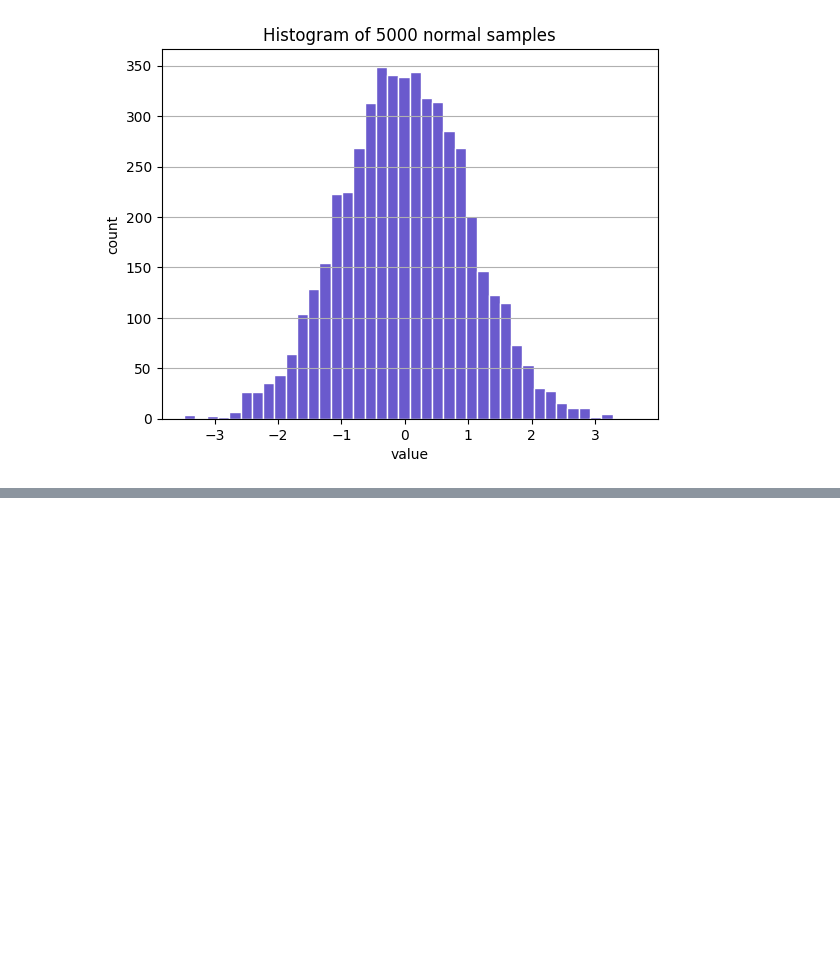
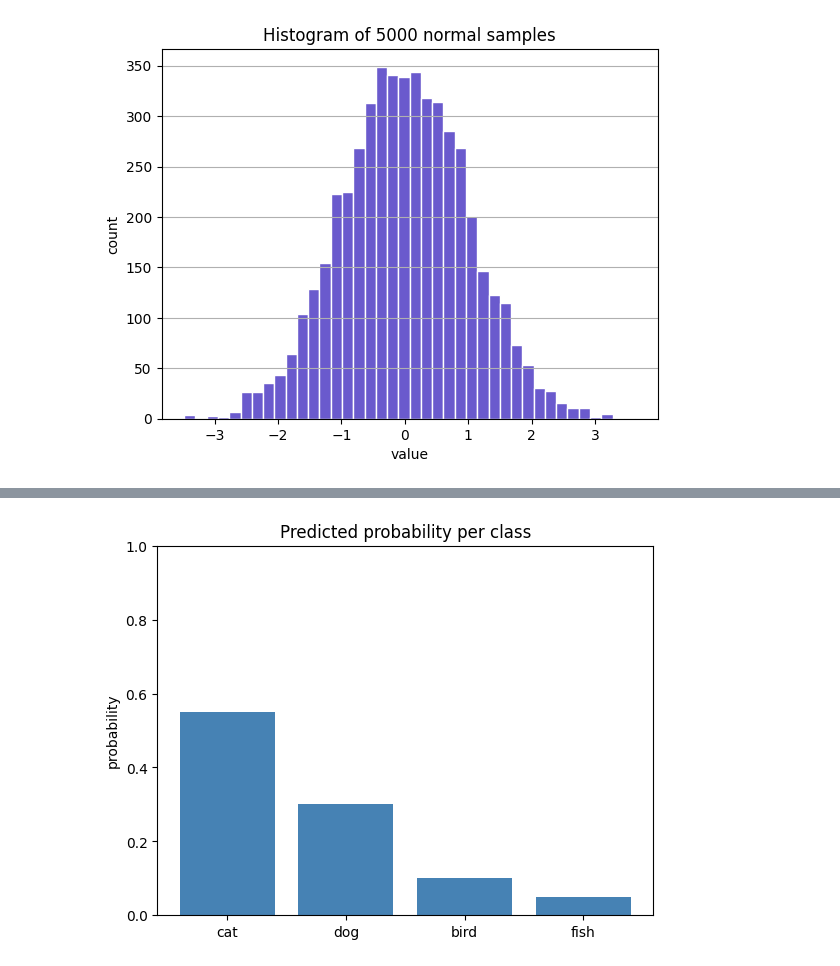
Before and after one commit to JayZeus999/Math-For-ML, a Jupyter notebook: cto-school/02a_plotting_functions.ipynb, the cells around one changed output, grey strips where cells are left out. Cells and saved outputs as stored; diff of their text form; code cells hidden in the pictures; blank space fills up the shorter version.

Commit message:
Build bar charts comparing categories

```diff
--- a/cto-school/02a_plotting_functions.ipynb
+++ b/cto-school/02a_plotting_functions.ipynb
@@ -166,0 +173,11 @@ plt.show()
+# %%
+classes = ["cat", "dog", "bird", "fish"]
+probs = [0.55, 0.30, 0.10, 0.05]
+
+plt.bar(classes, probs, color="steelblue")
+plt.title("Predicted probability per class")
+plt.ylabel("probability")
+plt.ylim(0, 1)
+plt.show()
+# %% [output]
+[figure, added]
```
Also changed, not shown: parts of 1 cell of this notebook.
